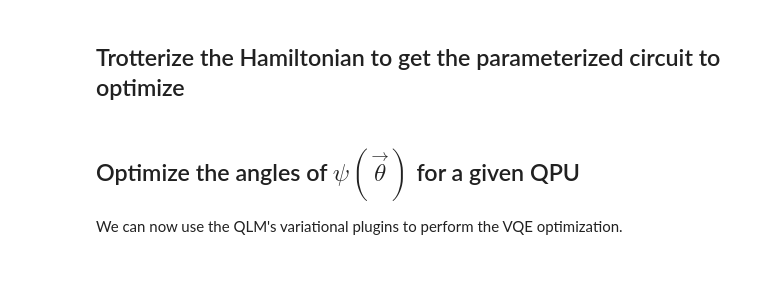
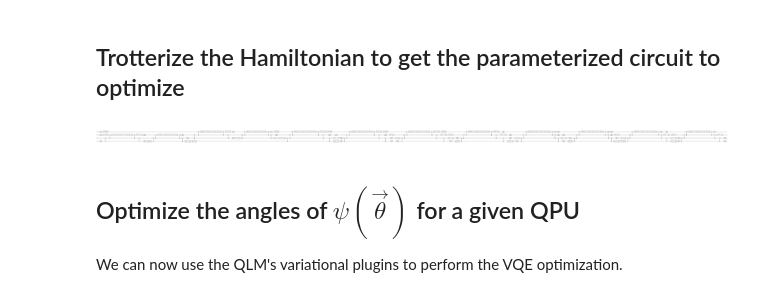
Before and after one commit to myQLM/myqlm-fermion, a Jupyter notebook: doc/notebooks/vqe_ucc_h2.ipynb, the cells around one changed output. Saved outputs shown, nothing was run; the diff lists cells and outputs as text; code cells hidden in the pictures; blank space fills up the shorter version.

```diff
--- a/doc/notebooks/vqe_ucc_h2.ipynb
+++ b/doc/notebooks/vqe_ucc_h2.ipynb
@@ -258,6 +257,10 @@ from qat.fermion.chemistry.ucc import construct_ucc_ansatz
 
 prog = construct_ucc_ansatz(cluster_ops_sp, hf_init_sp, n_steps=1)
 circ = prog.to_circ()
+# %%
+circ.display()
+# %% [output]
+[figure, added]
 # %% [markdown]
 ## Optimize the angles of $\psi(\vec{\theta})$ for a given QPU
 
```
Also changed, not shown: parts of 17 cells of this notebook, 3 other files.
